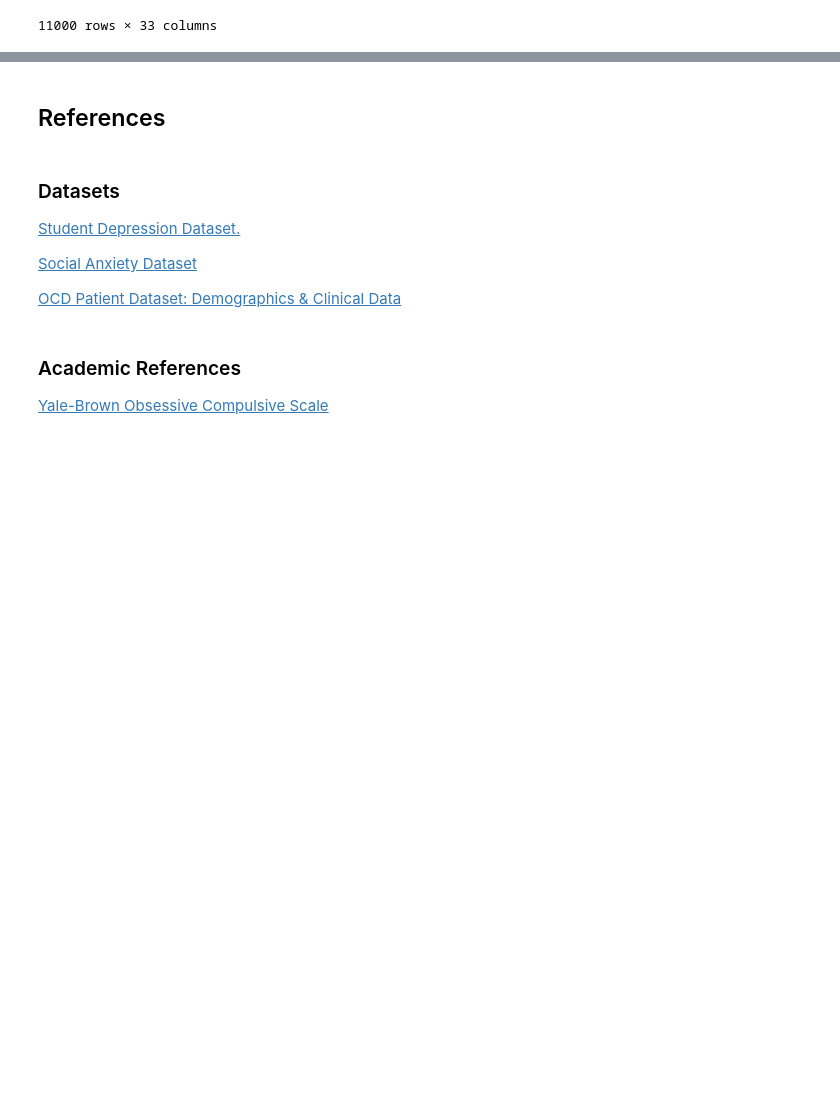
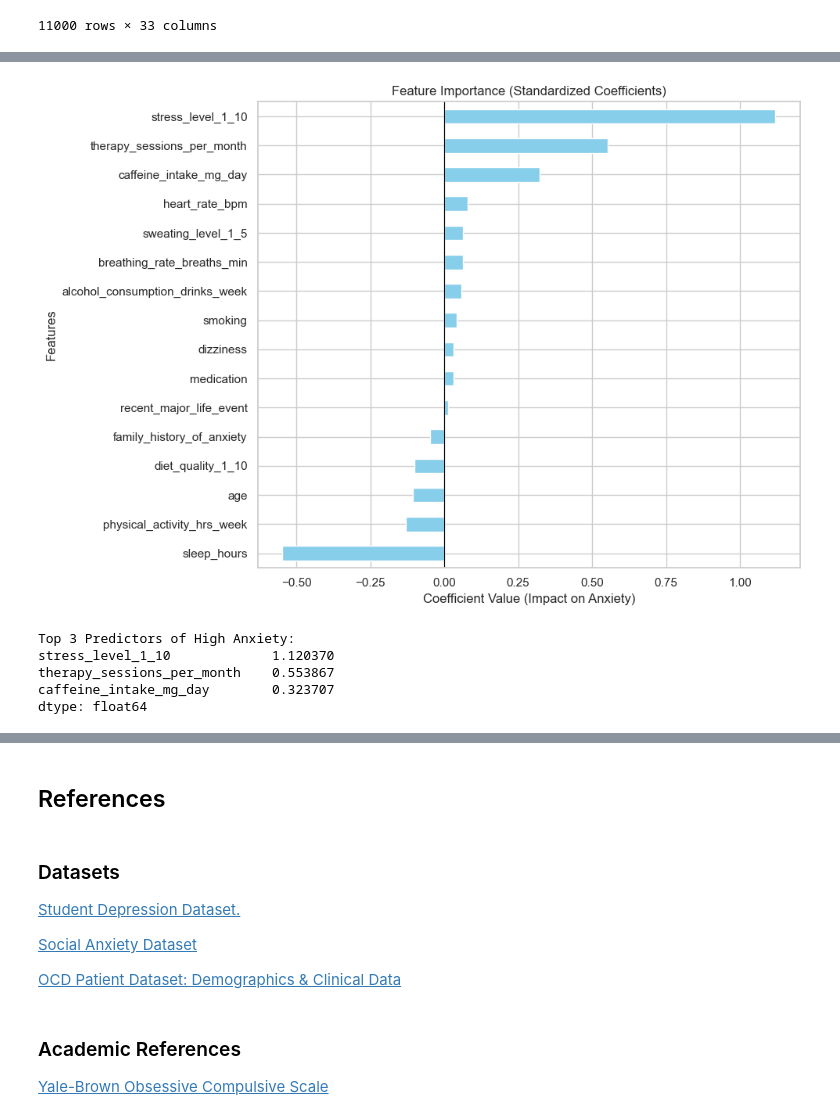
Before and after one commit to VladoDev03/mental-disorders-analysis, a Jupyter notebook: disorders-analysis/disorders-analysis.ipynb, the cells around one changed output, grey strips where cells are left out. Drawn from its saved outputs; the diff is of its cells as text; code cells hidden in the pictures; blank space fills up the shorter version.

```diff
--- a/disorders-analysis/disorders-analysis.ipynb
+++ b/disorders-analysis/disorders-analysis.ipynb
@@ -1393,0 +1407,2 @@ Notably, sleep_hours (-0.448) has the strongest negative association, indicating
+# %%
+target = "anxiety_level_1_10"
@@ -1393,0 +1441,9 @@ Notably, sleep_hours (-0.448) has the strongest negative association, indicating
+# %%
+plot_feature_importance(model, features_list)
+# %% [output]
+[figure, added]
+Top 3 Predictors of High Anxiety:
+stress_level_1_10             1.120370
+therapy_sessions_per_month    0.553867
+caffeine_intake_mg_day        0.323707
+dtype: float64
```
Also changed, not shown: parts of 65 cells of this notebook.
